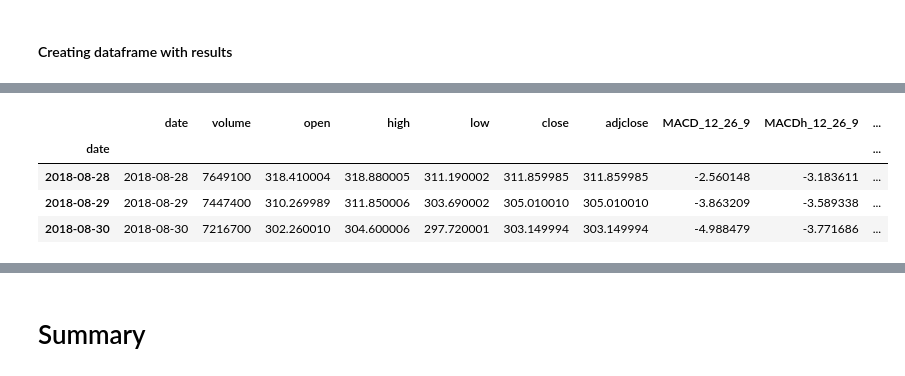
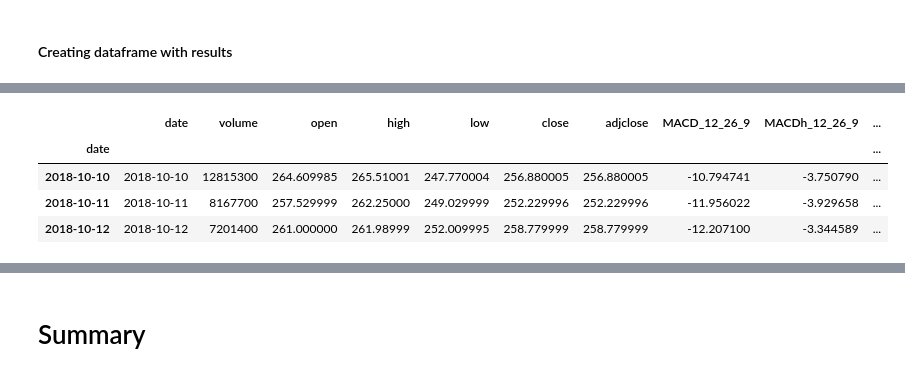
Before and after one commit to DanielVeress/price_prediction, a Jupyter notebook: price_prediction.ipynb, the cells around one changed output, grey strips where cells are left out. Drawn from its saved outputs; the diff is of its cells as text; code cells hidden in the pictures.

```diff
--- a/price_prediction.ipynb
+++ b/price_prediction.ipynb
@@ -286,13 +292,13 @@ result_df.head(3)
 # %%
 # original just for comparison
-test_range = (train_size, train_size+result_df.shape[0])
-df.iloc[test_range[0]:test_range[1], :].head(3)
+result_range = train_size+sequence_length
+df.iloc[result_range:, :].head(3)
 # %% [output]
 |  | date | volume | open | high | low | close | adjclose | MACD_12_26_9 | MACDh_12_26_9 | ... |
 | date |  |  |  |  |  |  |  |  |  | ... |
-| 2018-08-28 | 2018-08-28 | 7649100 | 318.410004 | 318.880005 | 311.190002 | 311.859985 | 311.859985 | -2.560148 | -3.183611 | ... |
-| 2018-08-29 | 2018-08-29 | 7447400 | 310.269989 | 311.850006 | 303.690002 | 305.010010 | 305.010010 | -3.863209 | -3.589338 | ... |
-| 2018-08-30 | 2018-08-30 | 7216700 | 302.260010 | 304.600006 | 297.720001 | 303.149994 | 303.149994 | -4.988479 | -3.771686 | ... |
+| 2018-10-10 | 2018-10-10 | 12815300 | 264.609985 | 265.51001 | 247.770004 | 256.880005 | 256.880005 | -10.794741 | -3.750790 | ... |
+| 2018-10-11 | 2018-10-11 | 8167700 | 257.529999 | 262.25000 | 249.029999 | 252.229996 | 252.229996 | -11.956022 | -3.929658 | ... |
+| 2018-10-12 | 2018-10-12 | 7201400 | 261.000000 | 261.98999 | 252.009995 | 258.779999 | 258.779999 | -12.207100 | -3.344589 | ... |
 # %%
 # adding back close price, if it wasn't used
 if 'close' not in result_df.columns:
```
Also changed, not shown: parts of 45 cells of this notebook.
